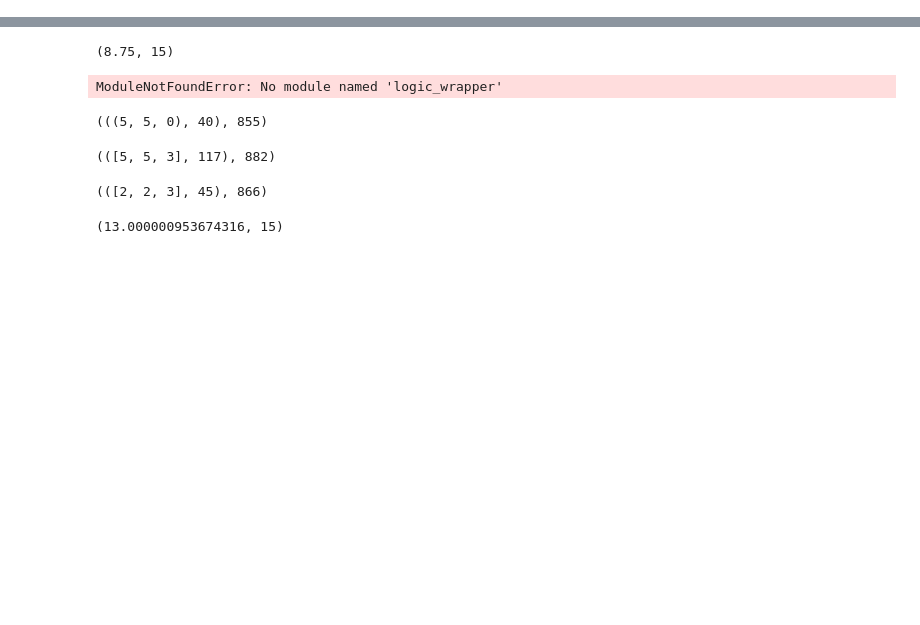
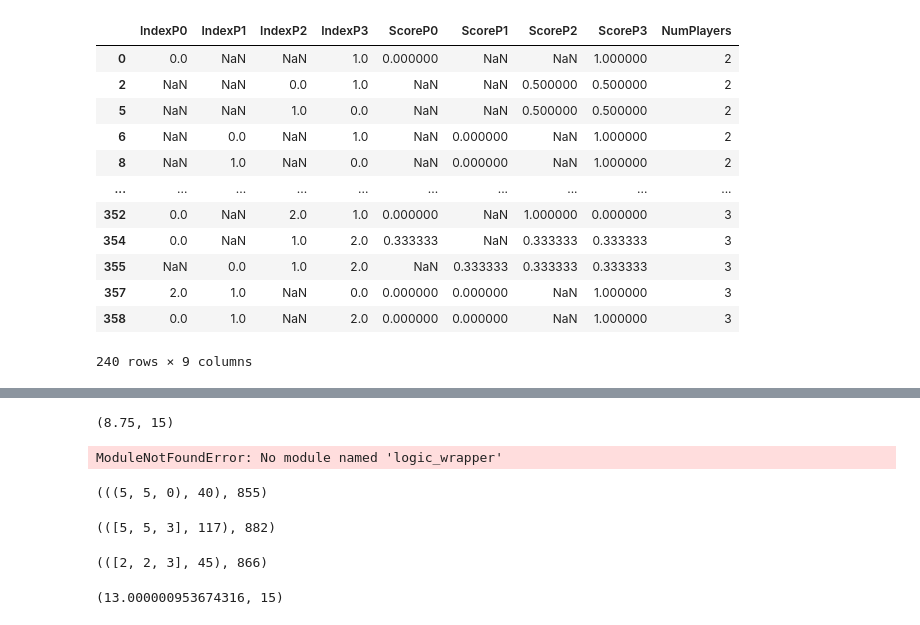
Before and after one commit to garamizo/Azul-Board-Game, a Jupyter notebook: scratch.ipynb, the cells around one changed output, grey strips where cells are left out. Cells and saved outputs as stored; diff of their text form; code cells hidden in the pictures; blank space fills up the shorter version.

```diff
--- a/scratch.ipynb
+++ b/scratch.ipynb
@@ -0,0 +122,17 @@
+# %%
+# df.iloc[validRows,:numPolicies].max(axis=1) == df.loc[validRows,f'IndexP{i}']
+df[validRows]
+# %% [output]
+|  | IndexP0 | IndexP1 | IndexP2 | IndexP3 | ScoreP0 | ScoreP1 | ScoreP2 | ScoreP3 | NumPlayers |
+| 0 | 0.0 | NaN | NaN | 1.0 | 0.000000 | NaN | NaN | 1.000000 | 2 |
+| 2 | NaN | NaN | 0.0 | 1.0 | NaN | NaN | 0.500000 | 0.500000 | 2 |
+| 5 | NaN | NaN | 1.0 | 0.0 | NaN | NaN | 0.500000 | 0.500000 | 2 |
+| 6 | NaN | 0.0 | NaN | 1.0 | NaN | 0.000000 | NaN | 1.000000 | 2 |
+| 8 | NaN | 1.0 | NaN | 0.0 | NaN | 0.000000 | NaN | 1.000000 | 2 |
+| ... | ... | ... | ... | ... | ... | ... | ... | ... | ... |
+| 352 | 0.0 | NaN | 2.0 | 1.0 | 0.000000 | NaN | 1.000000 | 0.000000 | 3 |
+| 354 | 0.0 | NaN | 1.0 | 2.0 | 0.333333 | NaN | 0.333333 | 0.333333 | 3 |
+| 355 | NaN | 0.0 | 1.0 | 2.0 | NaN | 0.333333 | 0.333333 | 0.333333 | 3 |
+| 357 | 2.0 | 1.0 | NaN | 0.0 | 0.000000 | 0.000000 | NaN | 1.000000 | 3 |
+| 358 | 0.0 | 1.0 | NaN | 2.0 | 0.000000 | 0.000000 | NaN | 1.000000 | 3 |
+240 rows × 9 columns
```
Also changed, not shown: parts of 5 cells of this notebook, 10 other files.
